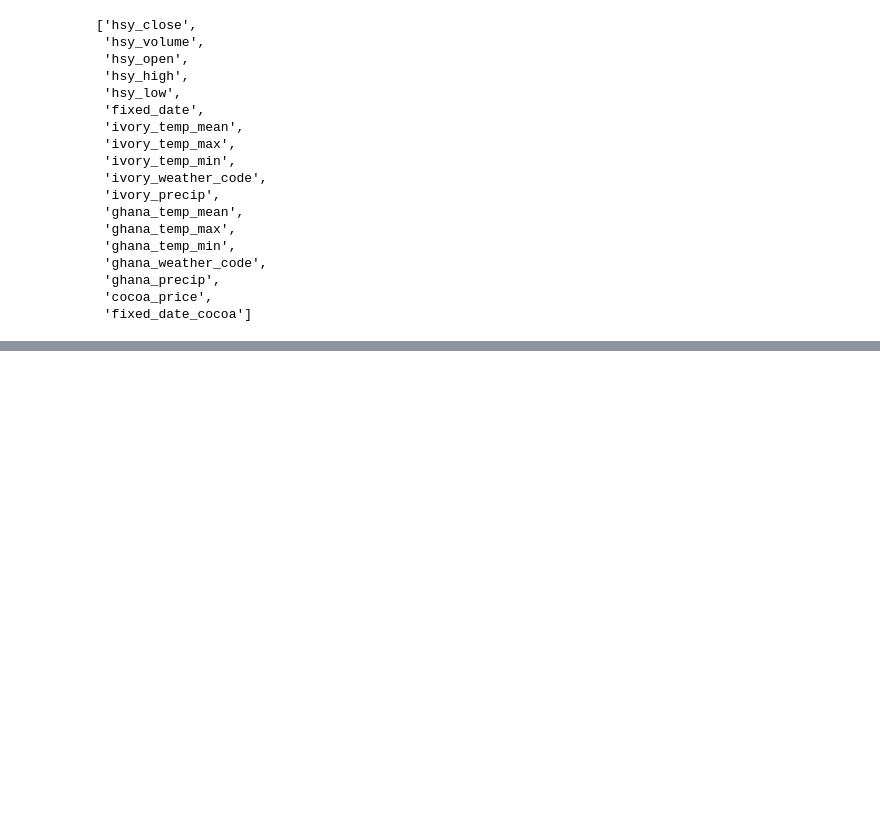
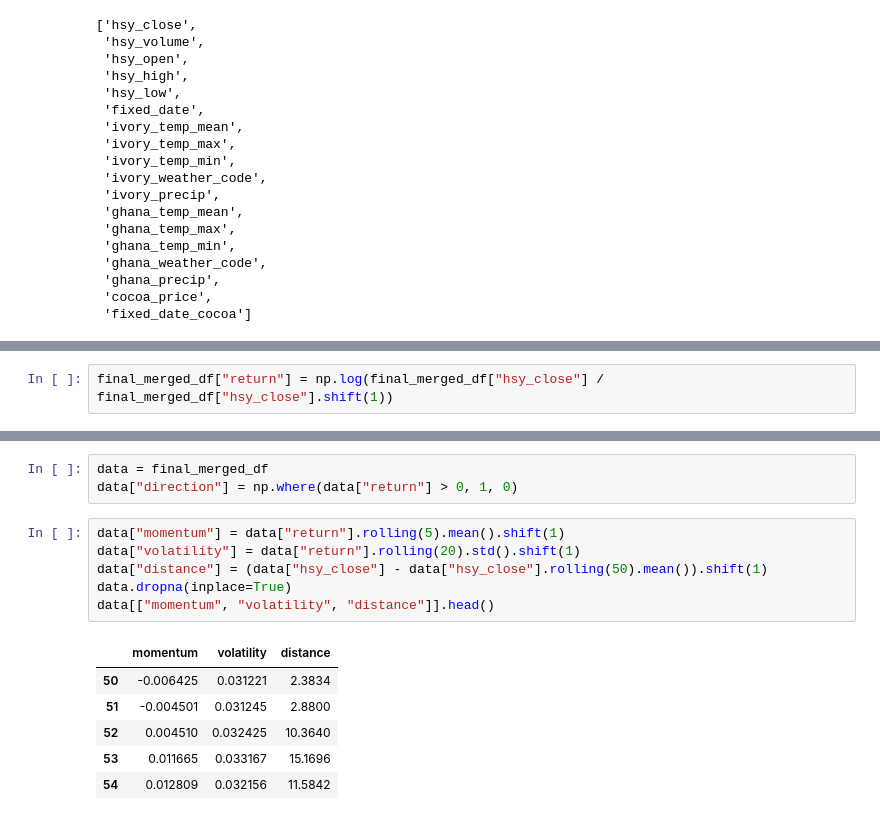
Before and after one commit to mburns7211/ml_experiments, a Jupyter notebook: stock_trading/Commoditites Analysis.ipynb, the cells around one changed output, grey strips where cells are left out. Drawn from its saved outputs; the diff is of its cells as text; blank space fills up the shorter version.

```diff
--- a/stock_trading/Commoditites Analysis.ipynb
+++ b/stock_trading/Commoditites Analysis.ipynb
@@ -200,0 +195,2 @@ plt.show()
+# %%
+final_merged_df["return"] = np.log(final_merged_df["hsy_close"] / final_merged_df["hsy_close"].shift(1))
@@ -200,0 +213,16 @@ plt.show()
+# %%
+data = final_merged_df
+data["direction"] = np.where(data["return"] > 0, 1, 0)
+# %%
+data["momentum"] = data["return"].rolling(5).mean().shift(1)
+data["volatility"] = data["return"].rolling(20).std().shift(1)
+data["distance"] = (data["hsy_close"] - data["hsy_close"].rolling(50).mean()).shift(1)
+data.dropna(inplace=True)
+data[["momentum", "volatility", "distance"]].head()
+# %% [output]
+|  | momentum | volatility | distance |
+| 50 | -0.006425 | 0.031221 | 2.3834 |
+| 51 | -0.004501 | 0.031245 | 2.8800 |
+| 52 | 0.004510 | 0.032425 | 10.3640 |
+| 53 | 0.011665 | 0.033167 | 15.1696 |
+| 54 | 0.012809 | 0.032156 | 11.5842 |
```
Also changed, not shown: parts of 38 cells of this notebook.
